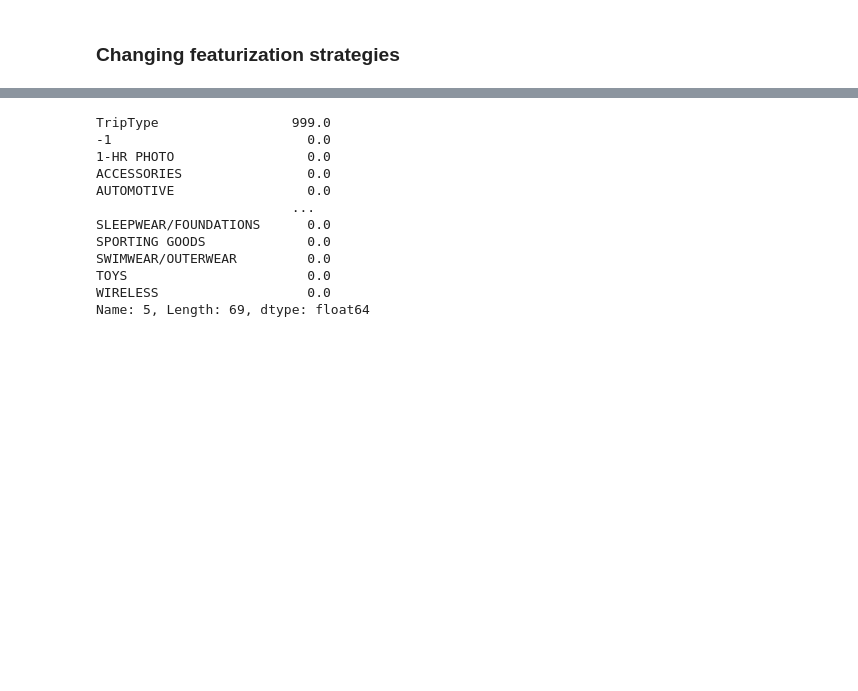
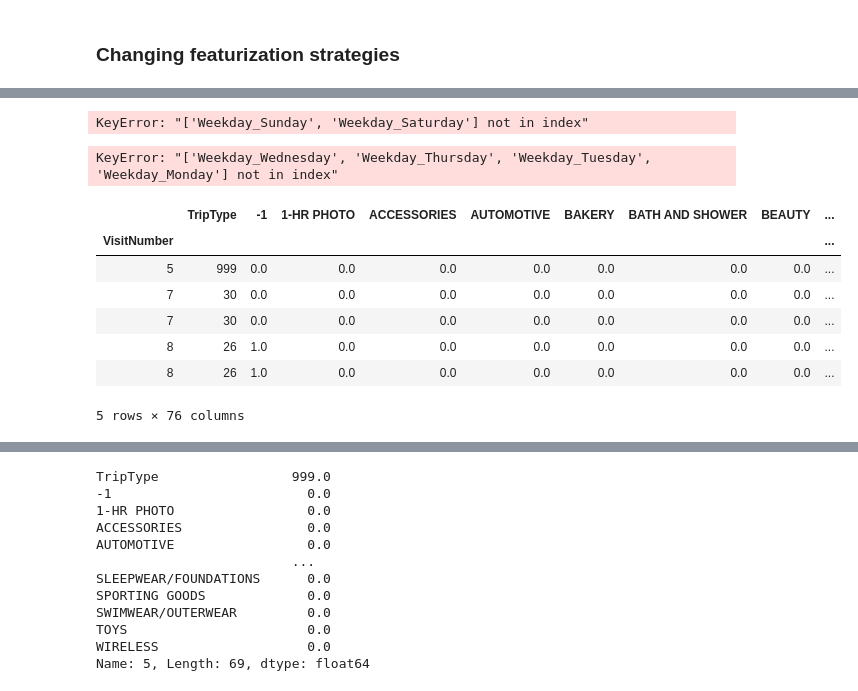
Before and after one commit to TreeinRandomForest/BrnoMLWorkshop2019, a Jupyter notebook: BrnoTeaching2019/notebooks/Day 2 - Linear Models.ipynb, the cells around one changed output, grey strips where cells are left out. Saved outputs shown, nothing was run; the diff lists cells and outputs as text; code cells hidden in the pictures; blank space fills up the shorter version.

```diff
--- a/BrnoTeaching2019/notebooks/Day 2 - Linear Models.ipynb
+++ b/BrnoTeaching2019/notebooks/Day 2 - Linear Models.ipynb
@@ -972,0 +1042,32 @@ As expected, directly optimizing the multinomial loss results in a significantly
+# %%
+df_train_f2 = pd.concat([df_train_f1,
+                         pd.get_dummies(df_train[['VisitNumber', 'Weekday']].set_index('VisitNumber'),
+                                        prefix='Weekday')],
+                         axis=1)
+# %%
+df_val_f2 = pd.concat([df_val_f1,
+                       pd.get_dummies(df_val[['VisitNumber', 'Weekday']].set_index('VisitNumber'),
+                                      prefix='Weekday')],
+                       axis=1)
+df_val_f2 = df_val_f2[df_train_f2.columns] #ensure column order is the same
+# %% [output]
+KeyError: "['Weekday_Sunday', 'Weekday_Saturday'] not in index"
+# %%
+df_test_f2 = pd.concat([df_test_f1,
+                        pd.get_dummies(df_test[['VisitNumber', 'Weekday']].set_index('VisitNumber'),
+                                       prefix='Weekday')],
+                         axis=1)
+df_test_f2 = df_test_f2[df_train_f2.columns]
+# %% [output]
+KeyError: "['Weekday_Wednesday', 'Weekday_Thursday', 'Weekday_Tuesday', 'Weekday_Monday'] not in index"
+# %%
+df_train_f2.head()
+# %% [output]
+|  | TripType | -1 | 1-HR PHOTO | ACCESSORIES | AUTOMOTIVE | BAKERY | BATH AND SHOWER | BEAUTY | ... |
+| VisitNumber |  |  |  |  |  |  |  |  | ... |
+| 5 | 999 | 0.0 | 0.0 | 0.0 | 0.0 | 0.0 | 0.0 | 0.0 | ... |
+| 7 | 30 | 0.0 | 0.0 | 0.0 | 0.0 | 0.0 | 0.0 | 0.0 | ... |
+| 7 | 30 | 0.0 | 0.0 | 0.0 | 0.0 | 0.0 | 0.0 | 0.0 | ... |
+| 8 | 26 | 1.0 | 0.0 | 0.0 | 0.0 | 0.0 | 0.0 | 0.0 | ... |
+| 8 | 26 | 1.0 | 0.0 | 0.0 | 0.0 | 0.0 | 0.0 | 0.0 | ... |
+5 rows × 76 columns
```
Also changed, not shown: parts of 53 cells of this notebook, 2 other files.
